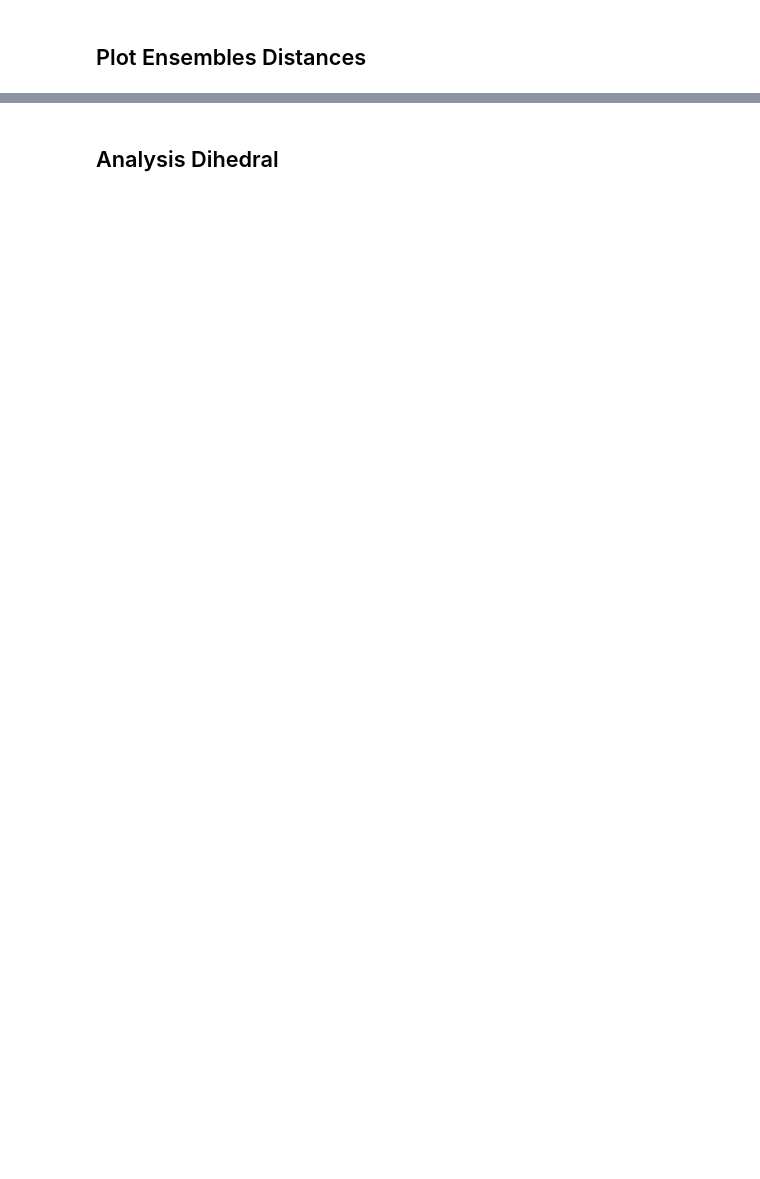
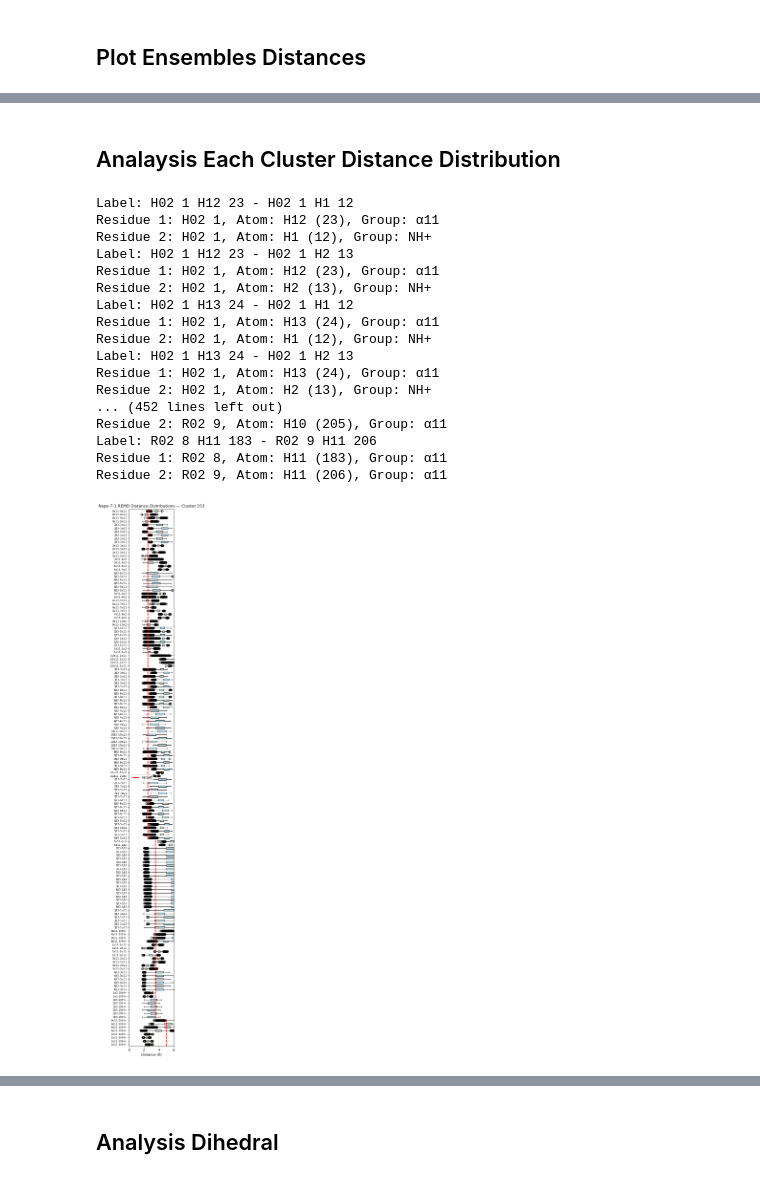
Before and after one commit to vvoelz/nspe-oligomers, a Jupyter notebook: peptoid/nspe_10/analysis/clustering_by_angle.ipynb, the cells around one changed output, grey strips where cells are left out. Saved outputs shown, nothing was run; the diff lists cells and outputs as text; code cells hidden in the pictures; blank space fills up the shorter version.

```diff
--- a/peptoid/nspe_10/analysis/clustering_by_angle.ipynb
+++ b/peptoid/nspe_10/analysis/clustering_by_angle.ipynb
@@ -554,0 +544,73 @@ plt.show()
+# %% [markdown]
+## Analaysis Each Cluster Distance Distribution
+# %%
+human_interpretable_label = True
+grofile = "../nspe_10.amb2gmx/nspe_10_GMX.gro"
+
+for cluster_label, frame_indices in top_cluster.items():
+    targets = []
+    labels = []
+    all_dists = []
+
+    cluster_feat = feat_all[frame_indices]
+    dist_feat = cluster_feat[:, :156]
+
+    for i, (atom1, atom2, target) in enumerate(dist_res):
+        dist = dist_feat[:, i]
+        all_dists.append(dist)
+        targets.append(target)
+
+        atom1_pyemma = atom1 - 1
+        atom2_pyemma = atom2 - 1
+        feat = pyemma.coordinates.featurizer(grofile)
+        feat.add_distances([[atom1_pyemma, atom2_pyemma]])
+        label = feat.describe()[0]
+
+        if human_interpretable_label:
+            #labels.append(f"{i}: {translate_pyemma_label(label=label)}")
+            labels.append(f"{translate_pyemma_label(label=label)}")
+        else:
+            labels.append(label)
+
+    targets = np.array(targets)
+
+    plt.figure(figsize=(3, max(6, len(labels) * 0.15)))
+
+    # Boxplot: transpose the list of arrays into required format
+    bp = plt.boxplot(all_dists, vert=False, patch_artist=True, labels=labels)
+
+    # Custom styling for boxes
+    for box in bp['boxes']:
+        box.set(facecolor='lightblue')
+
+    # Add red target lines
+    for yi, ti in enumerate(targets, start=1):  # boxplot y starts at 1
+        plt.vlines(ti, yi - 0.4, yi + 0.4, colors='red', linestyles='-', linewidth=2, label='Target' if yi == 1 else "")
+
+    plt.yticks(fontsize=8)
+    plt.xlabel("Distance (Å)")
+    plt.title(f"Nspe-7-1 REMD Distance Distributions — Cluster {cluster_label}")
+    plt.xlim(0, 6)
+    plt.legend()
+    plt.grid(axis='x', linestyle='--', linewidth=0.5, alpha=0.7)
+    plt.tight_layout()
+    plt.show()
+# %% [output]
+Label: H02 1 H12 23 - H02 1 H1 12
+Residue 1: H02 1, Atom: H12 (23), Group: α11
+Residue 2: H02 1, Atom: H1 (12), Group: NH+
+Label: H02 1 H12 23 - H02 1 H2 13
+Residue 1: H02 1, Atom: H12 (23), Group: α11
+Residue 2: H02 1, Atom: H2 (13), Group: NH+
+Label: H02 1 H13 24 - H02 1 H1 12
+Residue 1: H02 1, Atom: H13 (24), Group: α11
+Residue 2: H02 1, Atom: H1 (12), Group: NH+
+Label: H02 1 H13 24 - H02 1 H2 13
+Residue 1: H02 1, Atom: H13 (24), Group: α11
+Residue 2: H02 1, Atom: H2 (13), Group: NH+
+... (452 lines left out)
+Residue 2: R02 9, Atom: H10 (205), Group: α11
+Label: R02 8 H11 183 - R02 9 H11 206
+Residue 1: R02 8, Atom: H11 (183), Group: α11
+Residue 2: R02 9, Atom: H11 (206), Group: α11
+[figure, added]
```
Also changed, not shown: parts of 26 cells of this notebook, 1 other file.
